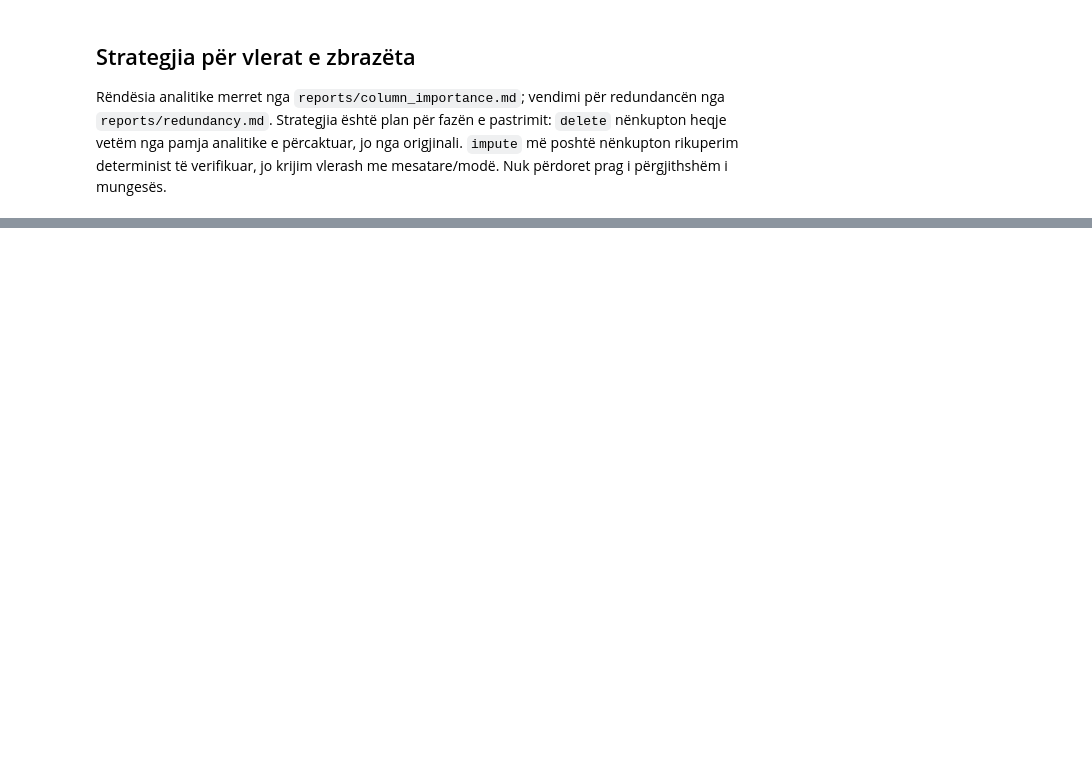
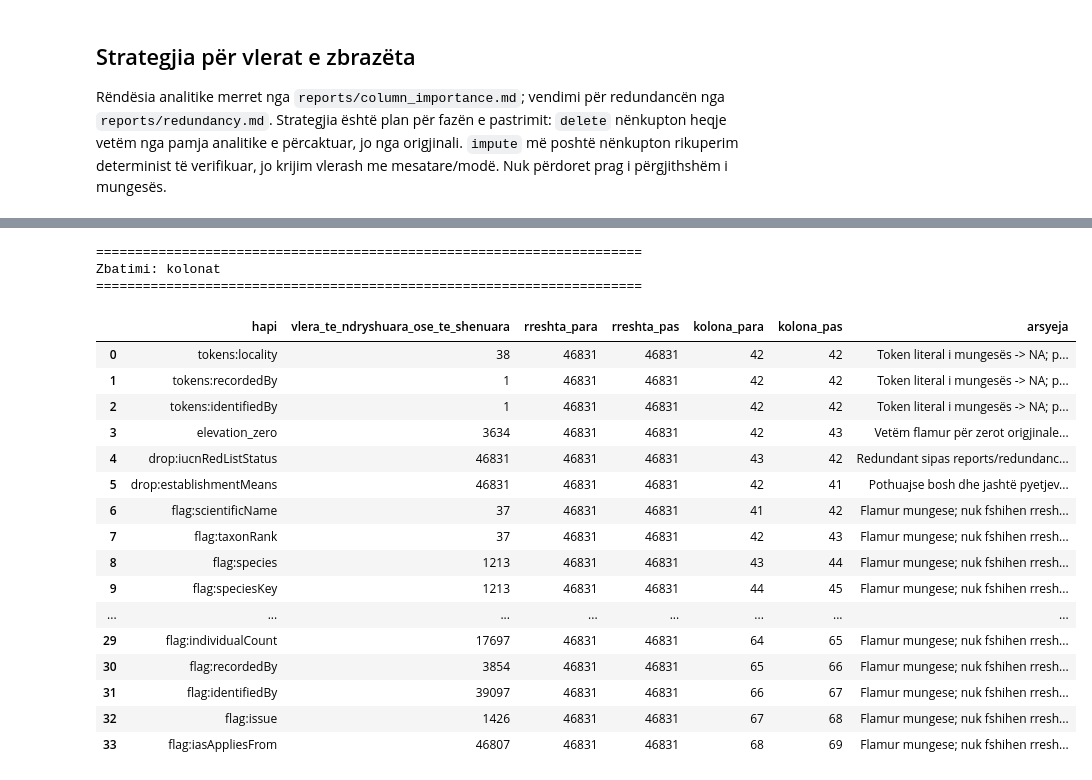
Before and after one commit to dafinakeqmezi/PVDH_Kosovo-Biodiversity-Analysis, a Jupyter notebook: notebooks/02_pastrimi.ipynb, the cells around one changed output, grey strips where cells are left out. Drawn from its saved outputs; the diff is of its cells as text; code cells hidden in the pictures; blank space fills up the shorter version.

Commit message:
Apply cleaning steps through type conversion and rename reports in Albanian

```diff
--- a/notebooks/02_pastrimi.ipynb
+++ b/notebooks/02_pastrimi.ipynb
@@ -59,6 +59,7 @@ def log_step(
     outputi="",
     commit="pending",
     path=CLEANING_LOG_PATH,
+    replace_existing=False,
 ):
     """Shton një rresht në cleaning_log.csv për një hap pastrimi."""
     init_cleaning_log(path)
@@ -74,6 +75,8 @@ def log_step(
         "commit": commit,
     }
     log = pd.read_csv(path)
+    if replace_existing:
+        log = log.loc[~(log["hapi"].eq(hapi) & log["input"].eq(inputi))]
     log = pd.concat([log, pd.DataFrame([row])], ignore_index=True)
     log.to_csv(path, index=False)
     return log.tail(1)
@@ -697,0 +718,65 @@ Input: dataset-i origjinal, `effective_missing_report.csv`, `missingness_by_grou
+# %%
+section("Zbatimi: kolonat")
+import hashlib
+import json
+
+raw_hash_before = hashlib.sha256(DATA_PATH.read_bytes()).hexdigest()
+df_clean = df_raw.copy(deep=True)
+cleaning_counts = []
+CLEAN_PATH = PROCESSED_DIR / "kosovo_biodiversity_clean.csv"
+
+def record_cleaning(name, before, reason, changed=0, output="processed/kosovo_biodiversity_clean.csv"):
+    log_step("02_clean:" + name, "dataset/kosovo_overall_biodiversity.csv", before,
+             df_clean.shape, reason, output,
+             commit="Apply cleaning decisions and preserve date precision",
+             replace_existing=True)
+    cleaning_counts.append({"hapi": name, "vlera_te_ndryshuara_ose_te_shenuara": int(changed),
+                            "rreshta_para": before[0], "rreshta_pas": len(df_clean),
+                            "kolona_para": before[1], "kolona_pas": len(df_clean.columns),
+                            "arsyeja": reason})
+
+for column in df_raw:
+    new_missing = token_mask[column] & df_raw[column].notna()
+    if new_missing.any():
+        before = df_clean.shape
+        df_clean.loc[new_missing, column] = pd.NA
+        record_cleaning("tokens:" + column, before, "Token literal i mungesës -> NA; pa ndryshuar tekstet e tjera.", new_missing.sum())
+
+before = df_clean.shape
+df_clean["elevation_was_zero"] = zero_elevation.astype(bool)
+record_cleaning("elevation_zero", before, "Vetëm flamur për zerot origjinale; zëvendësimi me NA shtyhet te vlerat e pavlefshme.", zero_elevation.sum())
+
+drop_columns = [column for column, (_, decision, _) in strategies.items() if decision.startswith("delete")]
+assert set(drop_columns) == {"iucnRedListStatus", "establishmentMeans"}
+for column in drop_columns:
+    before = df_clean.shape
+    df_clean = df_clean.drop(columns=column)
+    record_cleaning("drop:" + column, before, strategies[column][2], len(df_clean))
+
+for column, (_, decision, _) in strategies.items():
+    if "flag" in decision and column in df_clean:
+        before = df_clean.shape
+        df_clean[column + "_is_missing"] = df_clean[column].isna()
+        record_cleaning("flag:" + column, before, "Flamur mungese; nuk fshihen rreshta dhe nuk imputohen vlera.", df_clean[column].isna().sum())
+display(pd.DataFrame(cleaning_counts))
+# %% [output]
+======================================================================
+Zbatimi: kolonat
+======================================================================
+|  | hapi | vlera_te_ndryshuara_ose_te_shenuara | rreshta_para | rreshta_pas | kolona_para | kolona_pas | arsyeja |
+| 0 | tokens:locality | 38 | 46831 | 46831 | 42 | 42 | Token literal i mungesës -> NA; p... |
+| 1 | tokens:recordedBy | 1 | 46831 | 46831 | 42 | 42 | Token literal i mungesës -> NA; p... |
+| 2 | tokens:identifiedBy | 1 | 46831 | 46831 | 42 | 42 | Token literal i mungesës -> NA; p... |
+| 3 | elevation_zero | 3634 | 46831 | 46831 | 42 | 43 | Vetëm flamur për zerot origjinale... |
+| 4 | drop:iucnRedListStatus | 46831 | 46831 | 46831 | 43 | 42 | Redundant sipas reports/redundanc... |
+| 5 | drop:establishmentMeans | 46831 | 46831 | 46831 | 42 | 41 | Pothuajse bosh dhe jashtë pyetjev... |
+| 6 | flag:scientificName | 37 | 46831 | 46831 | 41 | 42 | Flamur mungese; nuk fshihen rresh... |
+| 7 | flag:taxonRank | 37 | 46831 | 46831 | 42 | 43 | Flamur mungese; nuk fshihen rresh... |
+| 8 | flag:species | 1213 | 46831 | 46831 | 43 | 44 | Flamur mungese; nuk fshihen rresh... |
+| 9 | flag:speciesKey | 1213 | 46831 | 46831 | 44 | 45 | Flamur mungese; nuk fshihen rresh... |
+| ... | ... | ... | ... | ... | ... | ... | ... |
+| 29 | flag:individualCount | 17697 | 46831 | 46831 | 64 | 65 | Flamur mungese; nuk fshihen rresh... |
+| 30 | flag:recordedBy | 3854 | 46831 | 46831 | 65 | 66 | Flamur mungese; nuk fshihen rresh... |
+| 31 | flag:identifiedBy | 39097 | 46831 | 46831 | 66 | 67 | Flamur mungese; nuk fshihen rresh... |
+| 32 | flag:issue | 1426 | 46831 | 46831 | 67 | 68 | Flamur mungese; nuk fshihen rresh... |
+| 33 | flag:iasAppliesFrom | 46807 | 46831 | 46831 | 68 | 69 | Flamur mungese; nuk fshihen rresh... |
```
Also changed, not shown: parts of 20 cells of this notebook, 20 other files.
